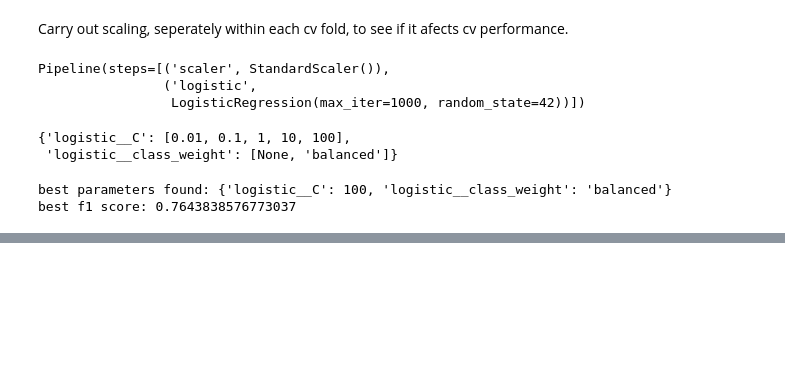
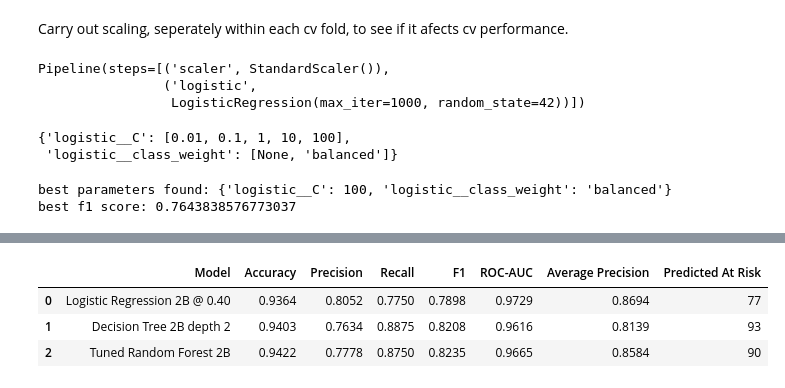
Before and after one commit to fip1234/phronesis, a Jupyter notebook: notebooks/01_eda.ipynb, the cells around one changed output, grey strips where cells are left out. Cells and saved outputs as stored; diff of their text form; code cells hidden in the pictures; blank space fills up the shorter version.

Commit message:
final model selection

```diff
--- a/notebooks/01_eda.ipynb
+++ b/notebooks/01_eda.ipynb
@@ -3619,0 +3626,62 @@ This means for the final model comparison, the existing logistic regression 0.4
+# %%
+#final 3 models comparison
+
+final_models_comparison= pd.DataFrame({
+    "Model":[
+        "Logistic Regression 2B @ 0.40",
+        "Decision Tree 2B depth 2",
+        "Tuned Random Forest 2B"
+    ],
+
+    "Accuracy":[
+        accuracy_40,
+        tree_depth2_accuracy,
+        forest_tuned_accuracy
+    ],
+
+    "Precision":[
+        precision_40,
+        tree_depth2_precision,
+        forest_tuned_precision
+    ],
+
+    "Recall":[
+        recall_40,
+        tree_depth2_recall,
+        forest_tuned_recall
+    ],
+
+    "F1":[
+        f1_40,
+        tree_depth2_f1,
+        forest_tuned_f1
+    ],
+
+    "ROC-AUC":[
+        logistic_roc_auc,
+        tree_depth2_roc_auc,
+        forest_tuned_roc_auc
+    ],
+
+    "Average Precision":[
+        logistic_a_precision,
+        tree_depth2_a_precision,
+        forest_tuned_a_precision
+    ],
+
+    "Predicted At Risk":[
+        np.sum(predictions_40 ==1),
+        np.sum(tree_depth2_exp2b_predictions ==1),
+        forest_tuned_predicted_at_risk
+    ]
+})
+
+#save final models comparison
+final_models_comparison.to_csv("../outputs/results/final_models_comparison.csv",index=False)
+
+final_models_comparison.round(4)
+# %% [output]
+|  | Model | Accuracy | Precision | Recall | F1 | ROC-AUC | Average Precision | Predicted At Risk |
+| 0 | Logistic Regression 2B @ 0.40 | 0.9364 | 0.8052 | 0.7750 | 0.7898 | 0.9729 | 0.8694 | 77 |
+| 1 | Decision Tree 2B depth 2 | 0.9403 | 0.7634 | 0.8875 | 0.8208 | 0.9616 | 0.8139 | 93 |
+| 2 | Tuned Random Forest 2B | 0.9422 | 0.7778 | 0.8750 | 0.8235 | 0.9665 | 0.8584 | 90 |
```
Also changed, not shown: parts of 55 cells of this notebook, 6 other files.
